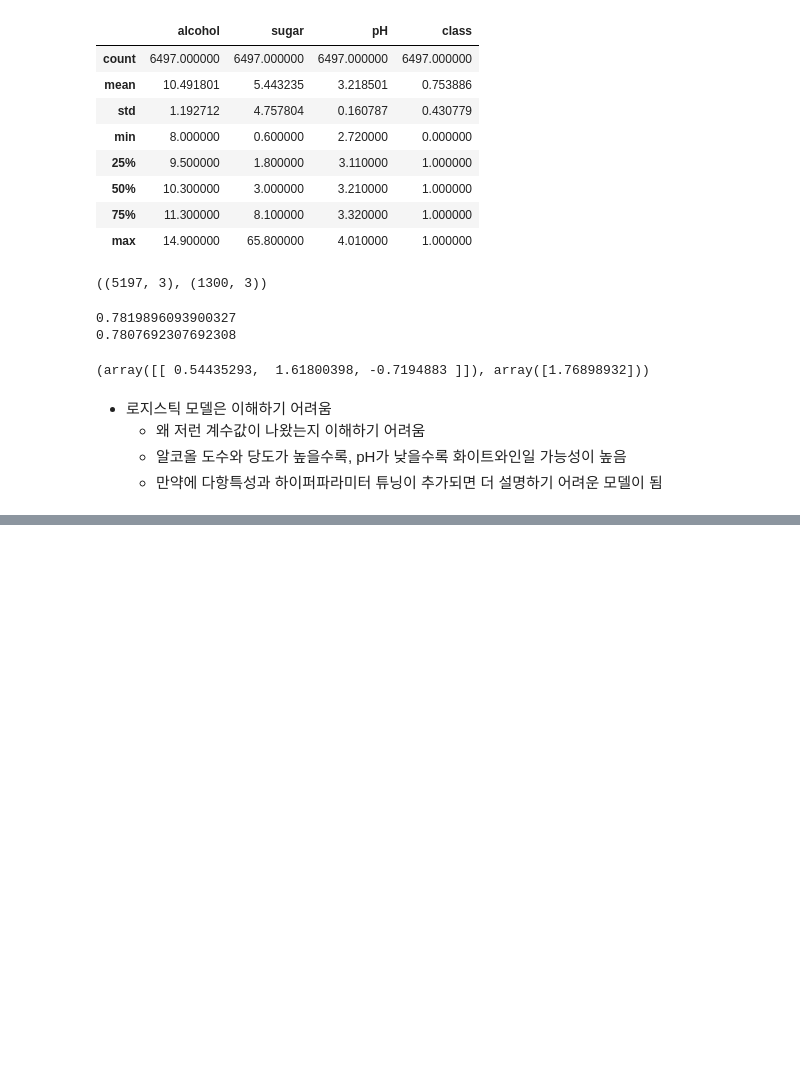
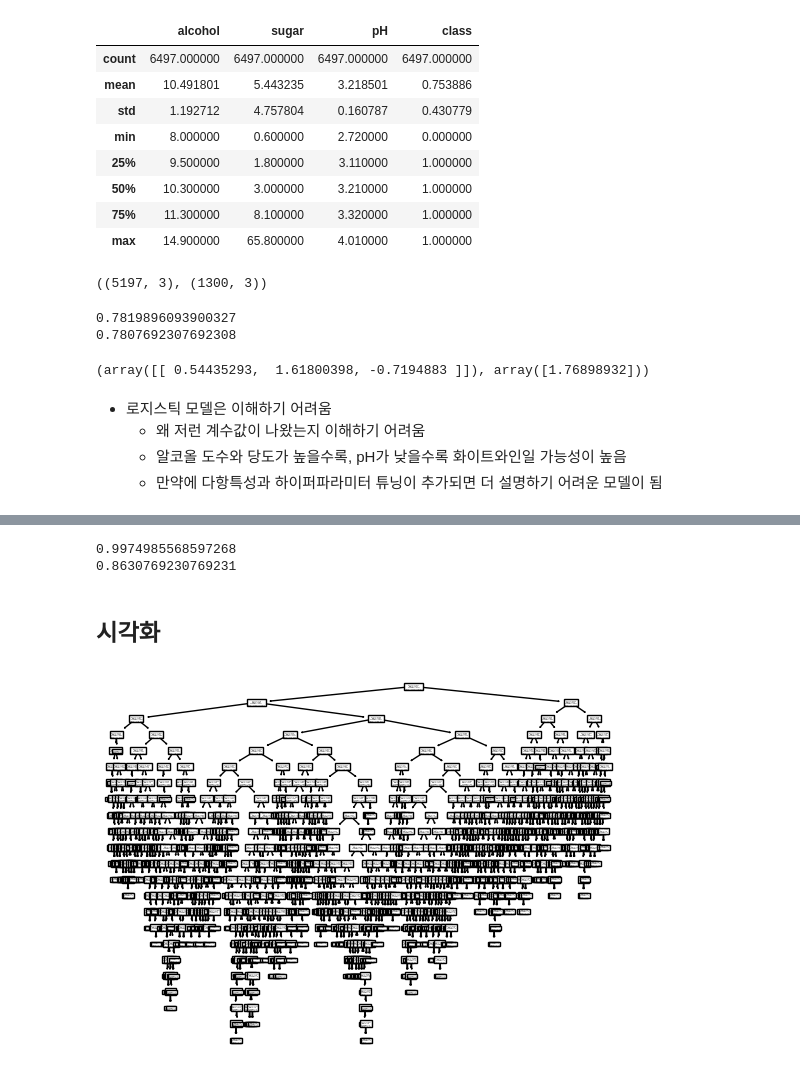
Before and after one commit to byahram/dev-study, a Jupyter notebook: python/python-ai/02_machine_learning/10_의사결정나무.ipynb, the cells around one changed output, grey strips where cells are left out. Drawn from its saved outputs; the diff is of its cells as text; code cells hidden in the pictures; blank space fills up the shorter version.

```diff
--- a/python/python-ai/02_machine_learning/10_의사결정나무.ipynb
+++ b/python/python-ai/02_machine_learning/10_의사결정나무.ipynb
@@ -86,0 +109,16 @@ logi.coef_, logi.intercept_
+# %%
+dt = DecisionTreeClassifier(random_state = 26)
+dt.fit(scaled_train, y_train)
+print(dt.score(scaled_train, y_train))
+print(dt.score(scaled_test, y_test))
+# %% [output]
+0.9974985568597268
+0.8630769230769231
+# %% [markdown]
+## 시각화
+# %%
+plt.figure()
+plot_tree(dt)
+plt.show()
+# %% [output]
+[figure, added]
```
Also changed, not shown: parts of 15 cells of this notebook.
